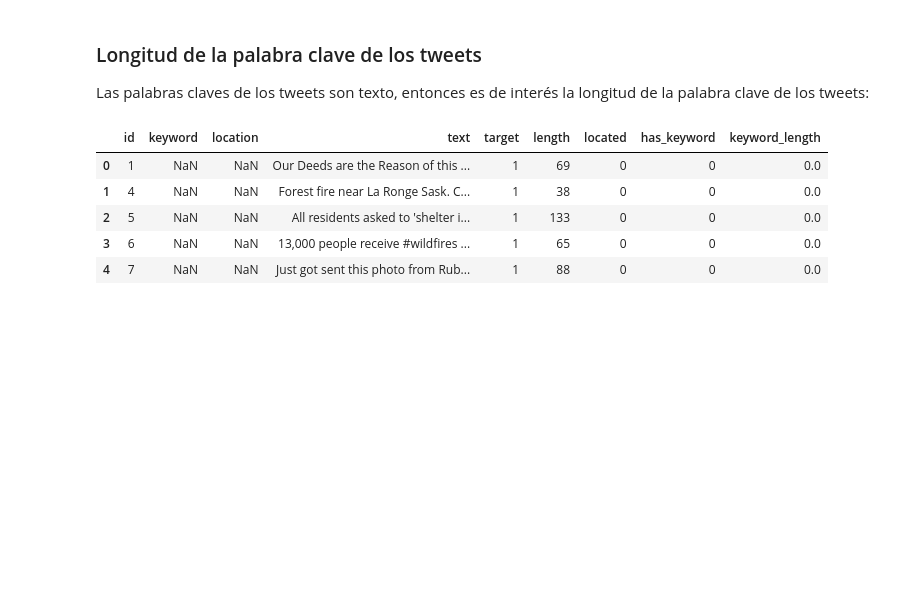
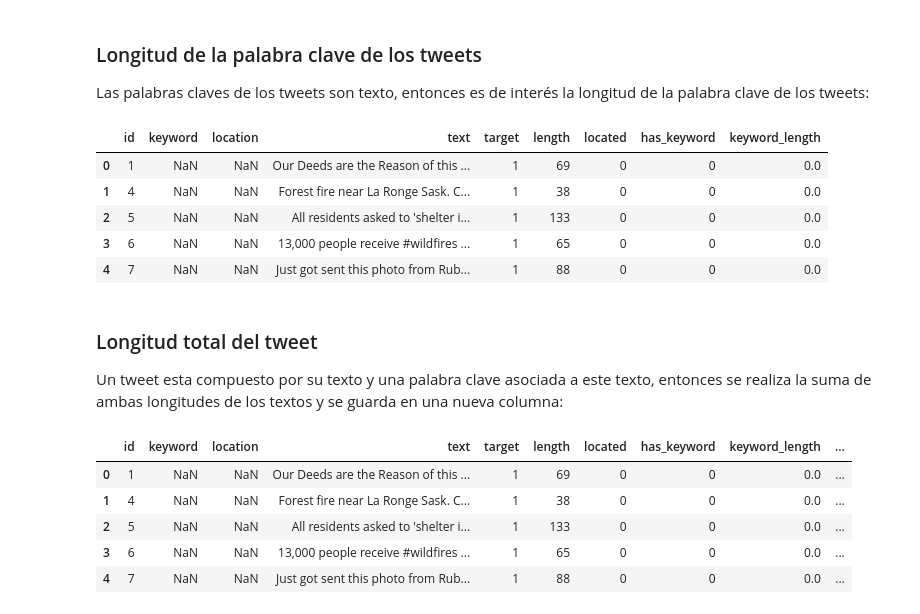
Before and after one commit to GastonMontes/1ro-2020-7506-TP1, a Jupyter notebook: Estructura del set de datos.ipynb, the cells around one changed output. Cells and saved outputs as stored; diff of their text form; code cells hidden in the pictures; blank space fills up the shorter version.

```diff
--- a/Estructura del set de datos.ipynb
+++ b/Estructura del set de datos.ipynb
@@ -324,3 +324,16 @@ tweets.head()
 | 2 | 5 | NaN | NaN | All residents asked to 'shelter i... | 1 | 133 | 0 | 0 | 0.0 |
 | 3 | 6 | NaN | NaN | 13,000 people receive #wildfires ... | 1 | 65 | 0 | 0 | 0.0 |
 | 4 | 7 | NaN | NaN | Just got sent this photo from Rub... | 1 | 88 | 0 | 0 | 0.0 |
+# %% [markdown]
+### Longitud total del tweet
+Un tweet esta compuesto por su texto y una palabra clave asociada a este texto, entonces se realiza la suma de ambas longitudes de los textos y se guarda en una nueva columna:
+# %%
+tweets['tweet_length'] = tweets['length'] + tweets['keyword_length']
+tweets.head()
+# %% [output]
+|  | id | keyword | location | text | target | length | located | has_keyword | keyword_length | ... |
+| 0 | 1 | NaN | NaN | Our Deeds are the Reason of this ... | 1 | 69 | 0 | 0 | 0.0 | ... |
+| 1 | 4 | NaN | NaN | Forest fire near La Ronge Sask. C... | 1 | 38 | 0 | 0 | 0.0 | ... |
+| 2 | 5 | NaN | NaN | All residents asked to 'shelter i... | 1 | 133 | 0 | 0 | 0.0 | ... |
+| 3 | 6 | NaN | NaN | 13,000 people receive #wildfires ... | 1 | 65 | 0 | 0 | 0.0 | ... |
+| 4 | 7 | NaN | NaN | Just got sent this photo from Rub... | 1 | 88 | 0 | 0 | 0.0 | ... |
```
Also changed, not shown: parts of 4 cells of this notebook, 8 other files.
